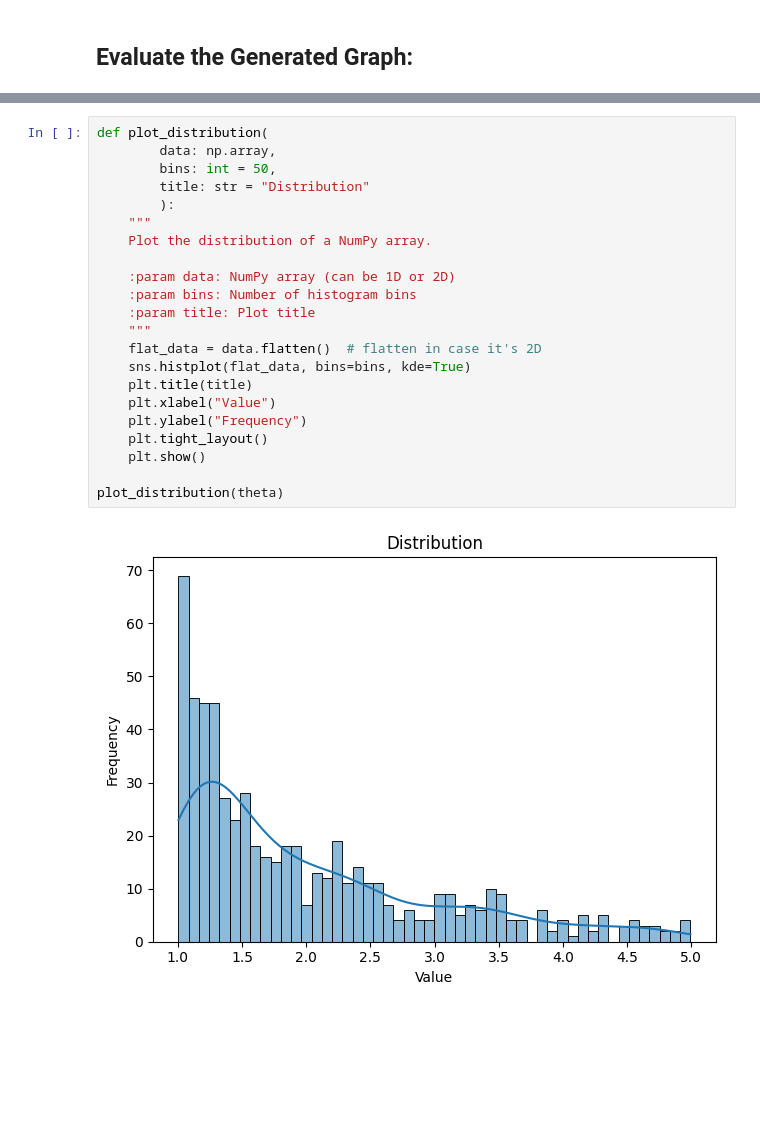
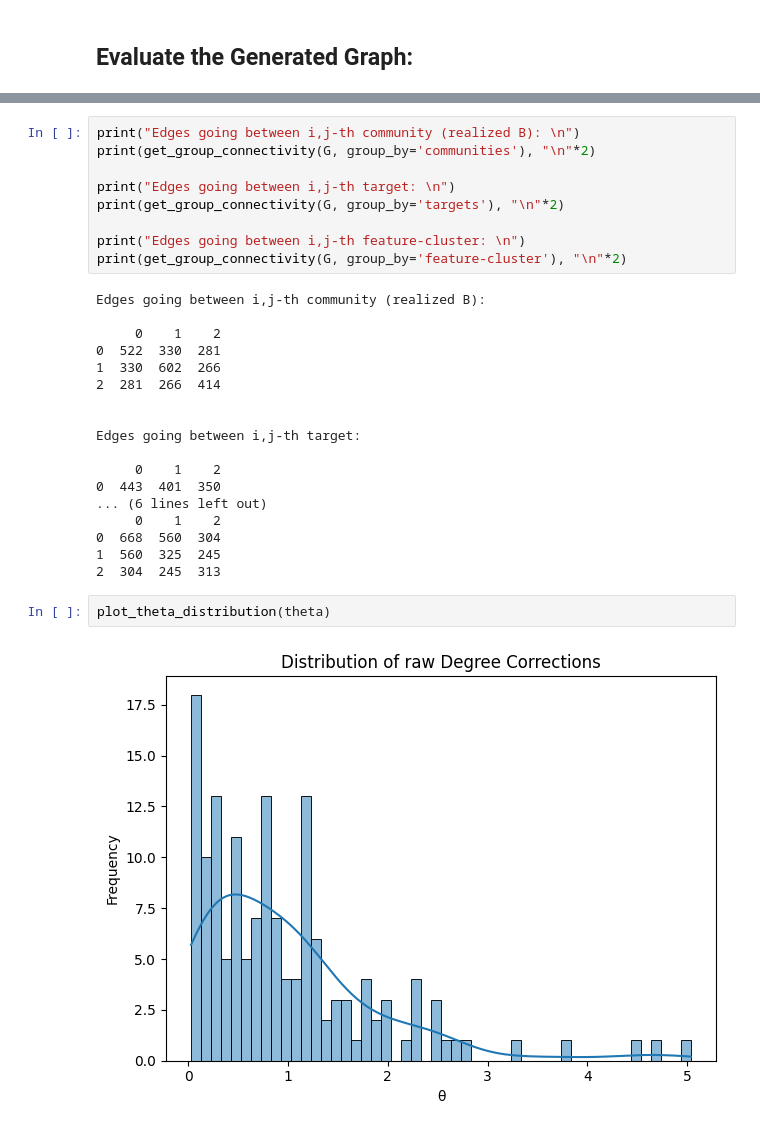
Before and after one commit to FisnikZogaj/Labelled-ADC-SBM, a Jupyter notebook: UserDemo.ipynb, the cells around one changed output, grey strips where cells are left out. Cells and saved outputs as stored; diff of their text form; blank space fills up the shorter version.

```diff
--- a/UserDemo.ipynb
+++ b/UserDemo.ipynb
@@ -122,24 +85,31 @@ df
+# %%
+print("Edges going between i,j-th community (realized B): \n")
+print(get_group_connectivity(G, group_by='communities'), "\n"*2)
+
+print("Edges going between i,j-th target: \n")
+print(get_group_connectivity(G, group_by='targets'), "\n"*2)
+
+print("Edges going between i,j-th feature-cluster: \n")
+print(get_group_connectivity(G, group_by='feature-cluster'), "\n"*2)
+# %% [output]
+Edges going between i,j-th community (realized B):
+
+     0    1    2
+0  522  330  281
+1  330  602  266
+2  281  266  414
+
+
+Edges going between i,j-th target:
+
+     0    1    2
+0  443  401  350
+... (6 lines left out)
+     0    1    2
+0  668  560  304
+1  560  325  245
+2  304  245  313
 # %%
-def plot_distribution(
-        data: np.array,
-        bins: int = 50,
-        title: str = "Distribution"
-        ):
-    """
-    Plot the distribution of a NumPy array.
-
-    :param data: NumPy array (can be 1D or 2D)
-    :param bins: Number of histogram bins
-    :param title: Plot title
-    """
-    flat_data = data.flatten()  # flatten in case it's 2D
-    sns.histplot(flat_data, bins=bins, kde=True)
-    plt.title(title)
-    plt.xlabel("Value")
-    plt.ylabel("Frequency")
-    plt.tight_layout()
-    plt.show()
-
-plot_distribution(theta)
+plot_theta_distribution(theta)
 # %% [output]
-[figure, old version]
+[figure, new version]
```
Also changed, not shown: parts of 10 cells of this notebook, 6 other files.
